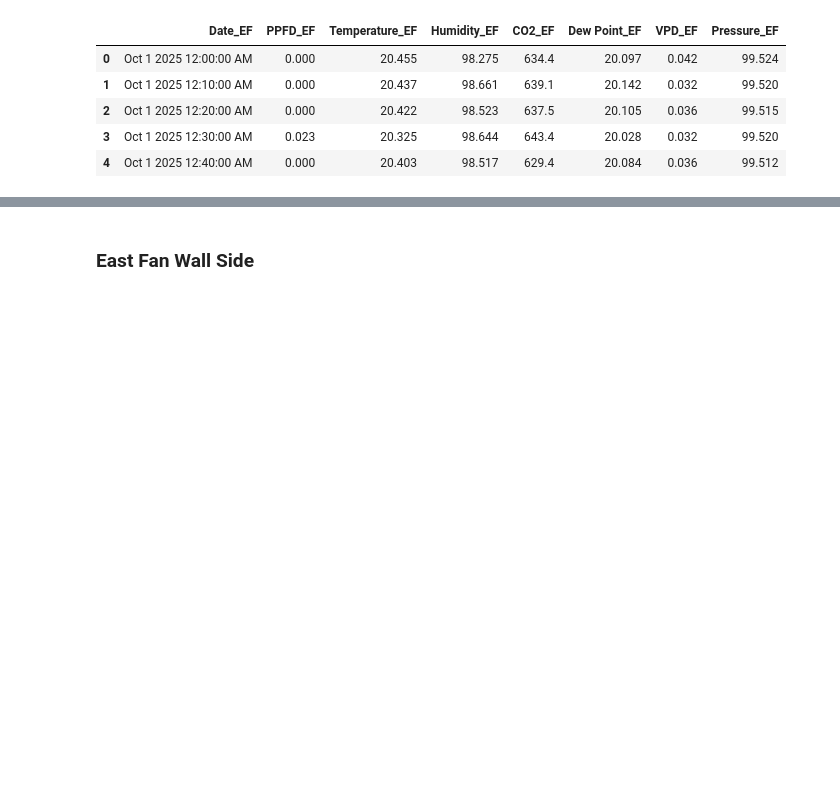
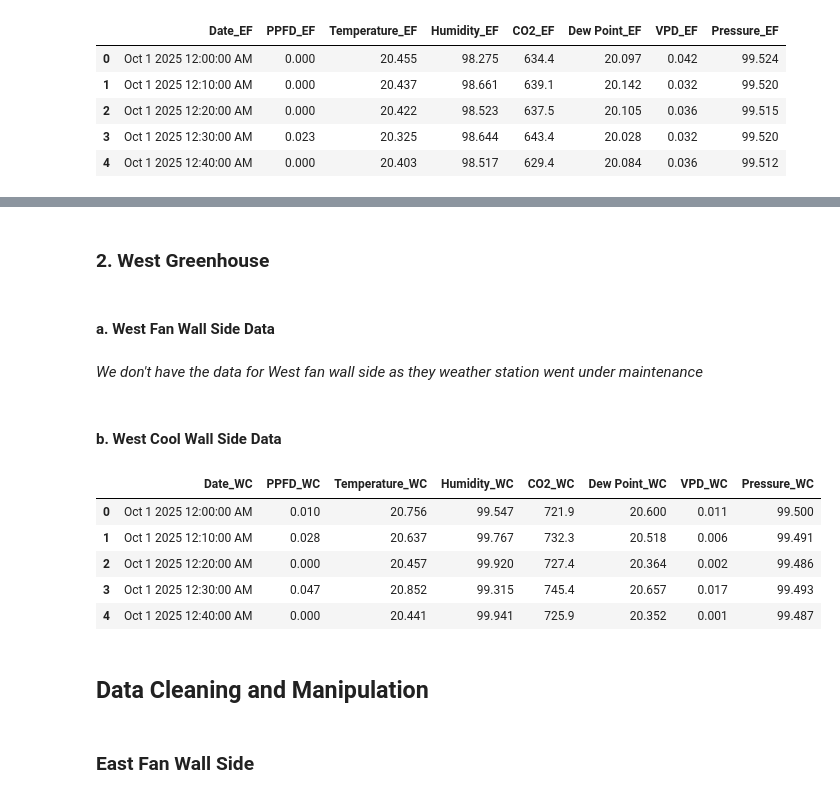
Before and after one commit to nnineeight/py4eda-project, a Jupyter notebook: notebooks/greenhouse_eda.ipynb, the cells around one changed output, grey strips where cells are left out. Saved outputs shown, nothing was run; the diff lists cells and outputs as text; code cells hidden in the pictures; blank space fills up the shorter version.

```diff
--- a/notebooks/greenhouse_eda.ipynb
+++ b/notebooks/greenhouse_eda.ipynb
@@ -20,3 +39,24 @@ df_east.head()
+# %% [markdown]
+### 2. West Greenhouse
+# %% [markdown]
+#### a. West Fan Wall Side Data
+# %% [markdown]
+_We don't have the data for West fan wall side as they weather station went under maintenance_
+# %% [markdown]
+#### b. West Cool Wall Side Data
+# %%
+# WC indicates West cool wall side
+West_GH_CW = pd.read_excel("../data/Oct-25_West.xlsx")
+West_GH_CW.head()
+# %% [output]
+|  | Date_WC | PPFD_WC | Temperature_WC | Humidity_WC | CO2_WC | Dew Point_WC | VPD_WC | Pressure_WC |
+| 0 | Oct 1 2025 12:00:00 AM | 0.010 | 20.756 | 99.547 | 721.9 | 20.600 | 0.011 | 99.500 |
+| 1 | Oct 1 2025 12:10:00 AM | 0.028 | 20.637 | 99.767 | 732.3 | 20.518 | 0.006 | 99.491 |
+| 2 | Oct 1 2025 12:20:00 AM | 0.000 | 20.457 | 99.920 | 727.4 | 20.364 | 0.002 | 99.486 |
+| 3 | Oct 1 2025 12:30:00 AM | 0.047 | 20.852 | 99.315 | 745.4 | 20.657 | 0.017 | 99.493 |
+| 4 | Oct 1 2025 12:40:00 AM | 0.000 | 20.441 | 99.941 | 725.9 | 20.352 | 0.001 | 99.487 |
+# %% [markdown]
+## Data Cleaning and Manipulation
 # %% [markdown]
 ### East Fan Wall Side
 # %%
```
Also changed, not shown: parts of 8 cells of this notebook.
